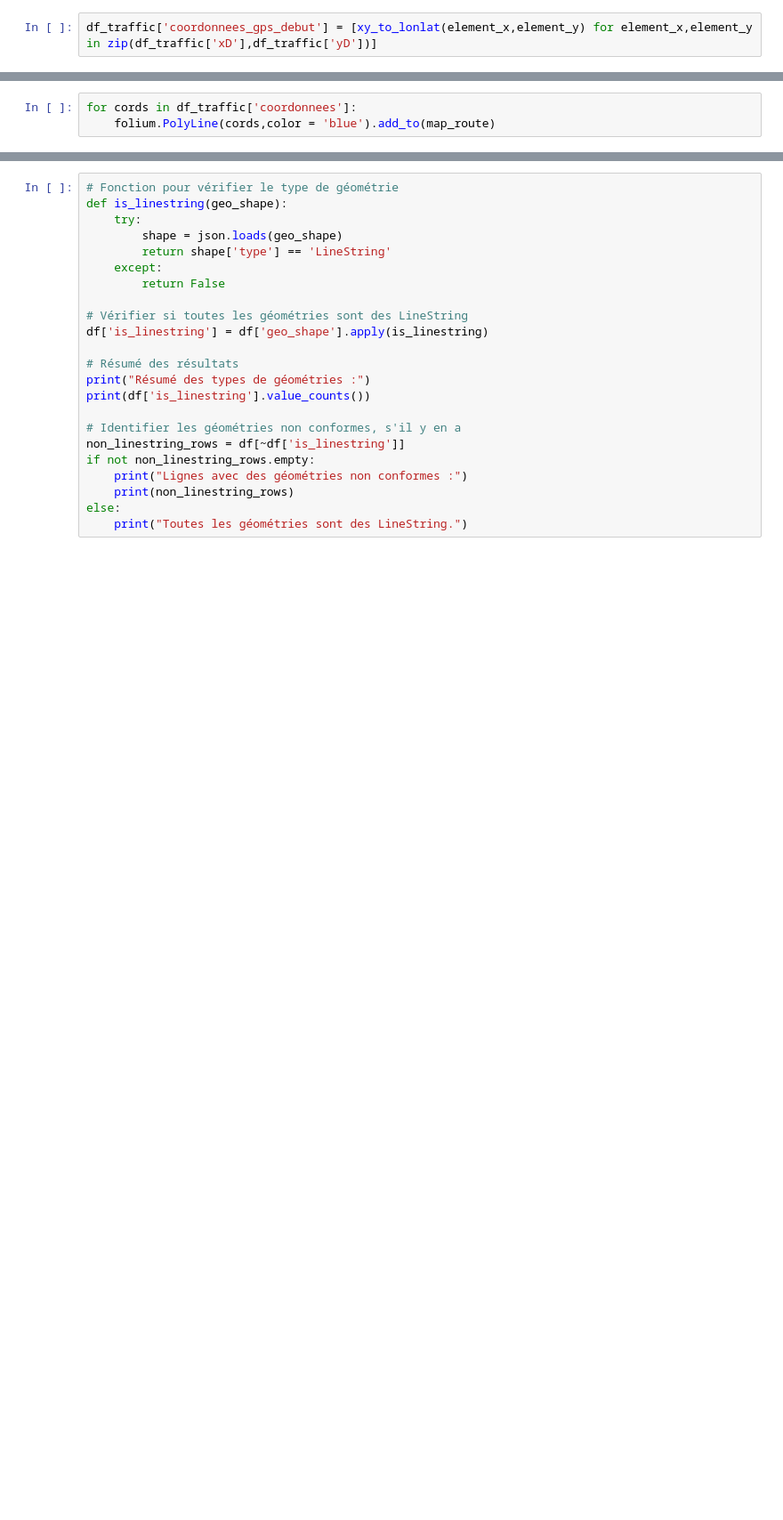
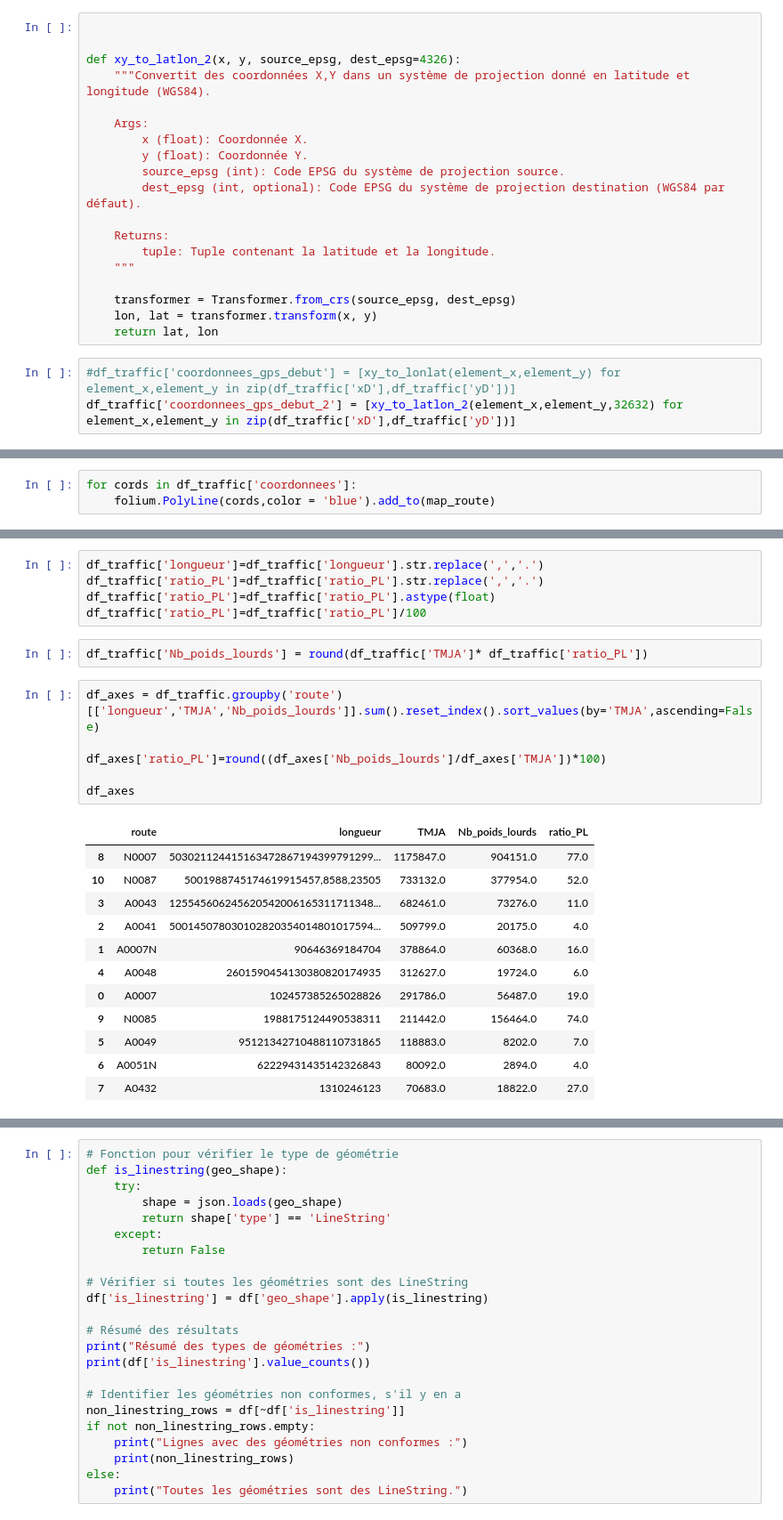
Before and after one commit to Flotauv/Projet_Data_Innovant-, a Jupyter notebook: Projet_FLO.ipynb, the cells around one changed output, grey strips where cells are left out. Shown at 89% size. Drawn from its saved outputs; the diff is of its cells as text; blank space fills up the shorter version.

```diff
--- a/Projet_FLO.ipynb
+++ b/Projet_FLO.ipynb
@@ -350,2 +308,22 @@ dtype: object
+# %%
+
+
+def xy_to_latlon_2(x, y, source_epsg, dest_epsg=4326):
+    """Convertit des coordonnées X,Y dans un système de projection donné en latitude et longitude (WGS84).
+
+    Args:
+        x (float): Coordonnée X.
+        y (float): Coordonnée Y.
+        source_epsg (int): Code EPSG du système de projection source.
+        dest_epsg (int, optional): Code EPSG du système de projection destination (WGS84 par défaut).
+
+    Returns:
+        tuple: Tuple contenant la latitude et la longitude.
+    """
+
+    transformer = Transformer.from_crs(source_epsg, dest_epsg)
+    lon, lat = transformer.transform(x, y)
+    return lat, lon
 # %%
-df_traffic['coordonnees_gps_debut'] = [xy_to_lonlat(element_x,element_y) for element_x,element_y in zip(df_traffic['xD'],df_traffic['yD'])]
+#df_traffic['coordonnees_gps_debut'] = [xy_to_lonlat(element_x,element_y) for element_x,element_y in zip(df_traffic['xD'],df_traffic['yD'])]
+df_traffic['coordonnees_gps_debut_2'] = [xy_to_latlon_2(element_x,element_y,32632) for element_x,element_y in zip(df_traffic['xD'],df_traffic['yD'])]
@@ -370,0 +410,26 @@ On parle de df_piste dans cette partie
+# %%
+df_traffic['longueur']=df_traffic['longueur'].str.replace(',','.')
+df_traffic['ratio_PL']=df_traffic['ratio_PL'].str.replace(',','.')
+df_traffic['ratio_PL']=df_traffic['ratio_PL'].astype(float)
+df_traffic['ratio_PL']=df_traffic['ratio_PL']/100
+# %%
+df_traffic['Nb_poids_lourds'] = round(df_traffic['TMJA']* df_traffic['ratio_PL'])
+# %%
+df_axes = df_traffic.groupby('route')[['longueur','TMJA','Nb_poids_lourds']].sum().reset_index().sort_values(by='TMJA',ascending=False)
+
+df_axes['ratio_PL']=round((df_axes['Nb_poids_lourds']/df_axes['TMJA'])*100)
+
+df_axes
+# %% [output]
+|  | route | longueur | TMJA | Nb_poids_lourds | ratio_PL |
+| 8 | N0007 | 503021124415163472867194399791299... | 1175847.0 | 904151.0 | 77.0 |
+| 10 | N0087 | 5001988745174619915457,8588,23505 | 733132.0 | 377954.0 | 52.0 |
+| 3 | A0043 | 125545606245620542006165311711348... | 682461.0 | 73276.0 | 11.0 |
+| 2 | A0041 | 500145078030102820354014801017594... | 509799.0 | 20175.0 | 4.0 |
+| 1 | A0007N | 90646369184704 | 378864.0 | 60368.0 | 16.0 |
+| 4 | A0048 | 2601590454130380820174935 | 312627.0 | 19724.0 | 6.0 |
+| 0 | A0007 | 102457385265028826 | 291786.0 | 56487.0 | 19.0 |
+| 9 | N0085 | 1988175124490538311 | 211442.0 | 156464.0 | 74.0 |
+| 5 | A0049 | 95121342710488110731865 | 118883.0 | 8202.0 | 7.0 |
+| 6 | A0051N | 62229431435142326843 | 80092.0 | 2894.0 | 4.0 |
+| 7 | A0432 | 1310246123 | 70683.0 | 18822.0 | 27.0 |
```
Also changed, not shown: parts of 26 cells of this notebook, 1 other file.
